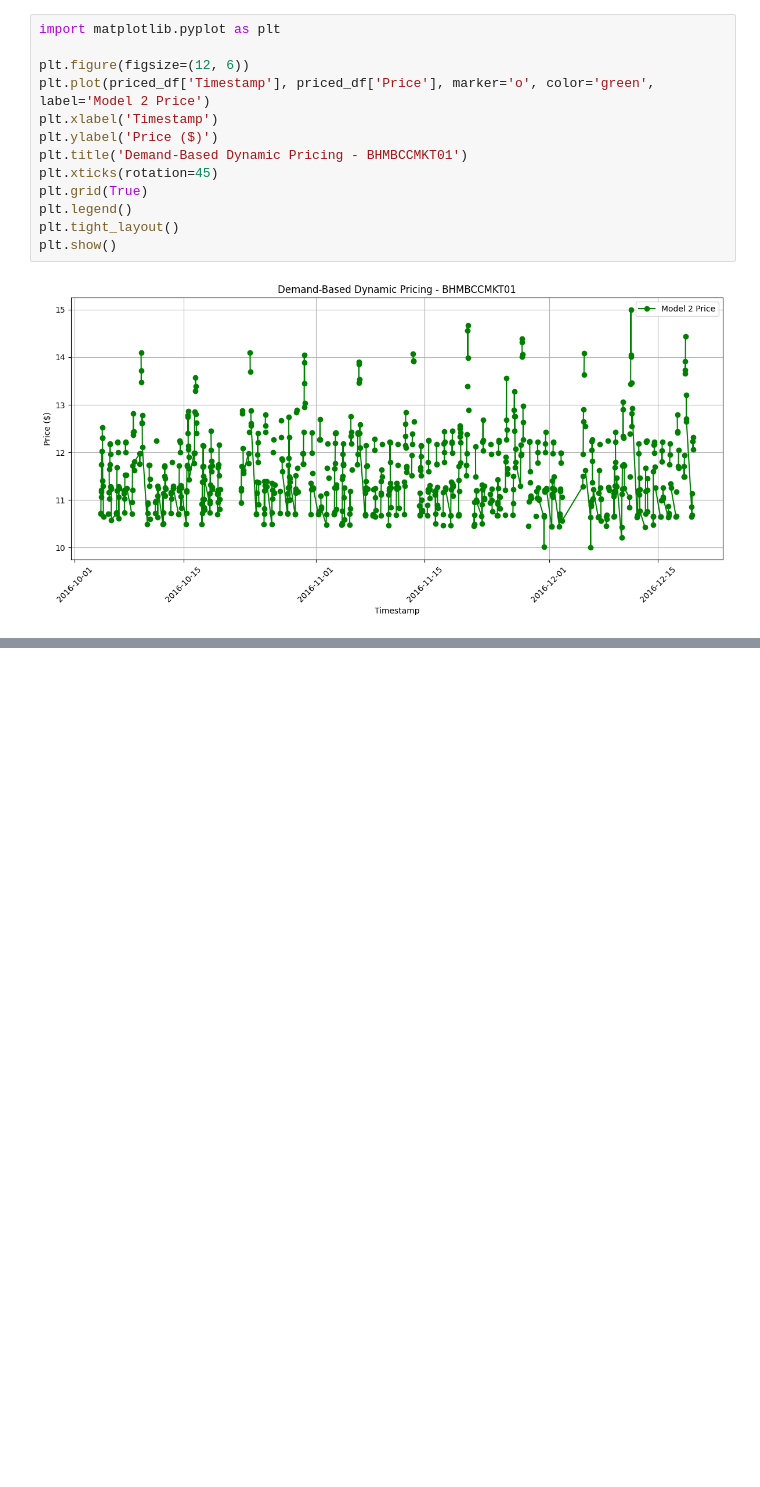
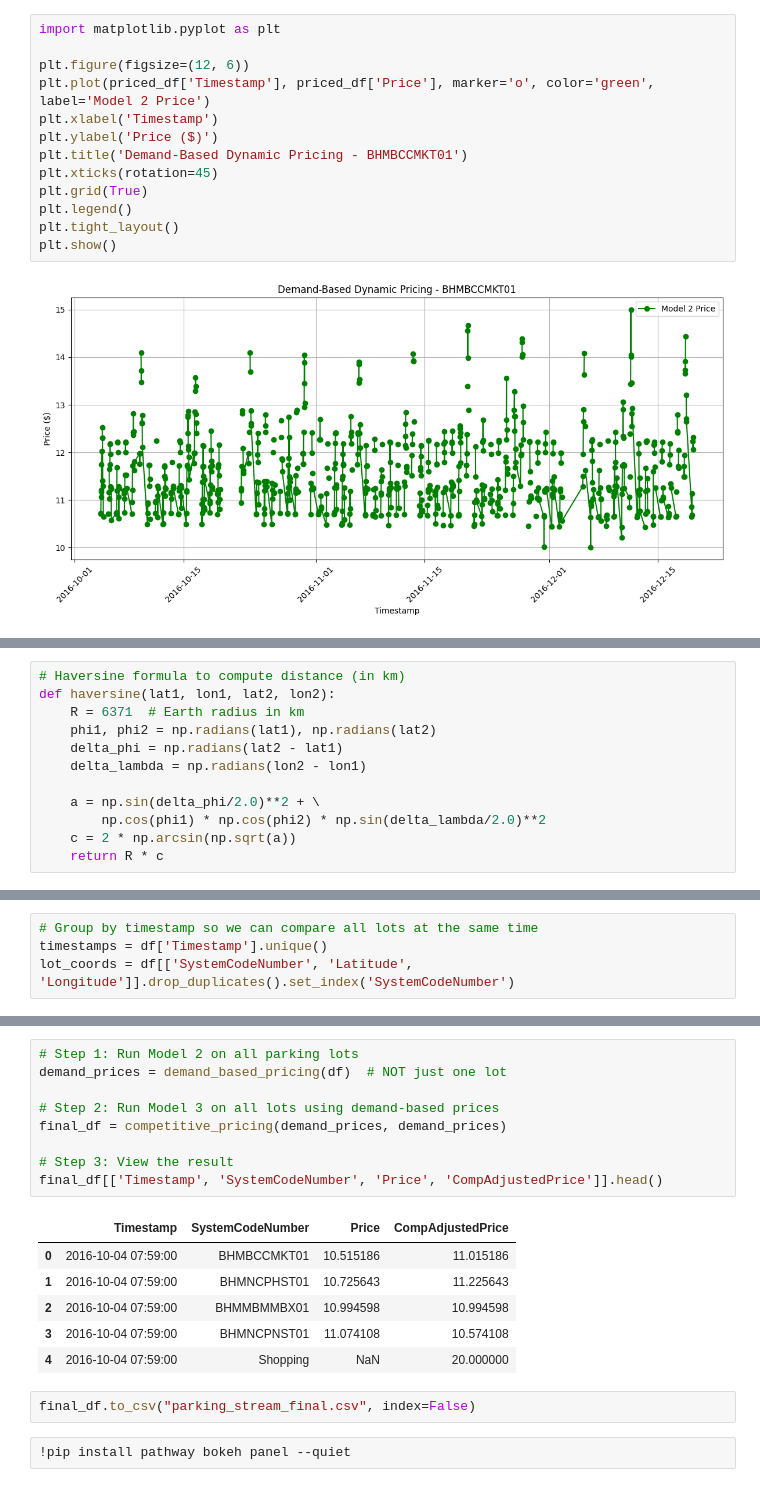
Before and after one commit to Bindu32/dynamic-pricing-parking, a Jupyter notebook: Capstone_Project.ipynb, the cells around one changed output, grey strips where cells are left out. Cells and saved outputs as stored; diff of their text form; blank space fills up the shorter version.

```diff
--- a/Capstone_Project.ipynb
+++ b/Capstone_Project.ipynb
@@ -220,0 +230,12 @@ plt.show()
+# %%
+# Haversine formula to compute distance (in km)
+def haversine(lat1, lon1, lat2, lon2):
+    R = 6371  # Earth radius in km
+    phi1, phi2 = np.radians(lat1), np.radians(lat2)
+    delta_phi = np.radians(lat2 - lat1)
+    delta_lambda = np.radians(lon2 - lon1)
+
+    a = np.sin(delta_phi/2.0)**2 + \
+        np.cos(phi1) * np.cos(phi2) * np.sin(delta_lambda/2.0)**2
+    c = 2 * np.arcsin(np.sqrt(a))
+    return R * c
@@ -220,0 +244,4 @@ plt.show()
+# %%
+# Group by timestamp so we can compare all lots at the same time
+timestamps = df['Timestamp'].unique()
+lot_coords = df[['SystemCodeNumber', 'Latitude', 'Longitude']].drop_duplicates().set_index('SystemCodeNumber')
@@ -220,0 +291,20 @@ plt.show()
+# %%
+# Step 1: Run Model 2 on all parking lots
+demand_prices = demand_based_pricing(df)  # NOT just one lot
+
+# Step 2: Run Model 3 on all lots using demand-based prices
+final_df = competitive_pricing(demand_prices, demand_prices)
+
+# Step 3: View the result
+final_df[['Timestamp', 'SystemCodeNumber', 'Price', 'CompAdjustedPrice']].head()
+# %% [output]
+|  | Timestamp | SystemCodeNumber | Price | CompAdjustedPrice |
+| 0 | 2016-10-04 07:59:00 | BHMBCCMKT01 | 10.515186 | 11.015186 |
+| 1 | 2016-10-04 07:59:00 | BHMNCPHST01 | 10.725643 | 11.225643 |
+| 2 | 2016-10-04 07:59:00 | BHMMBMMBX01 | 10.994598 | 10.994598 |
+| 3 | 2016-10-04 07:59:00 | BHMNCPNST01 | 11.074108 | 10.574108 |
+| 4 | 2016-10-04 07:59:00 | Shopping | NaN | 20.000000 |
+# %%
+final_df.to_csv("parking_stream_final.csv", index=False)
+# %%
+!pip install pathway bokeh panel --quiet
```
Also changed, not shown: parts of 25 cells of this notebook.
